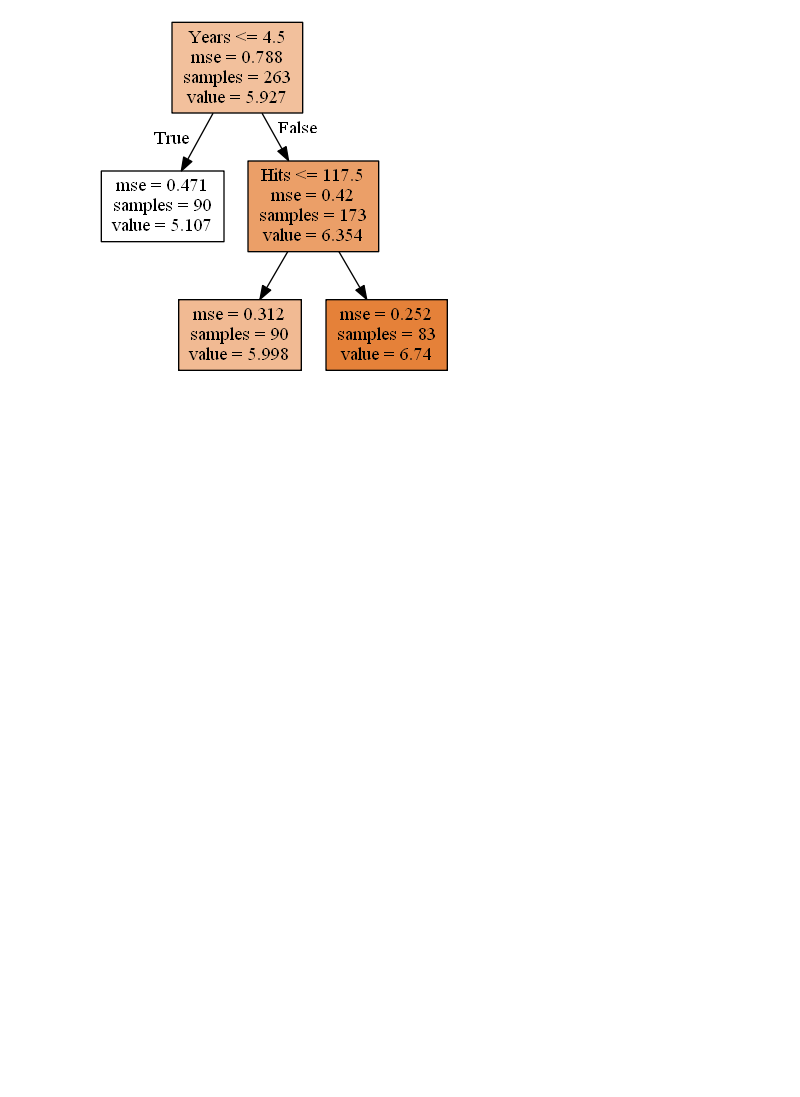
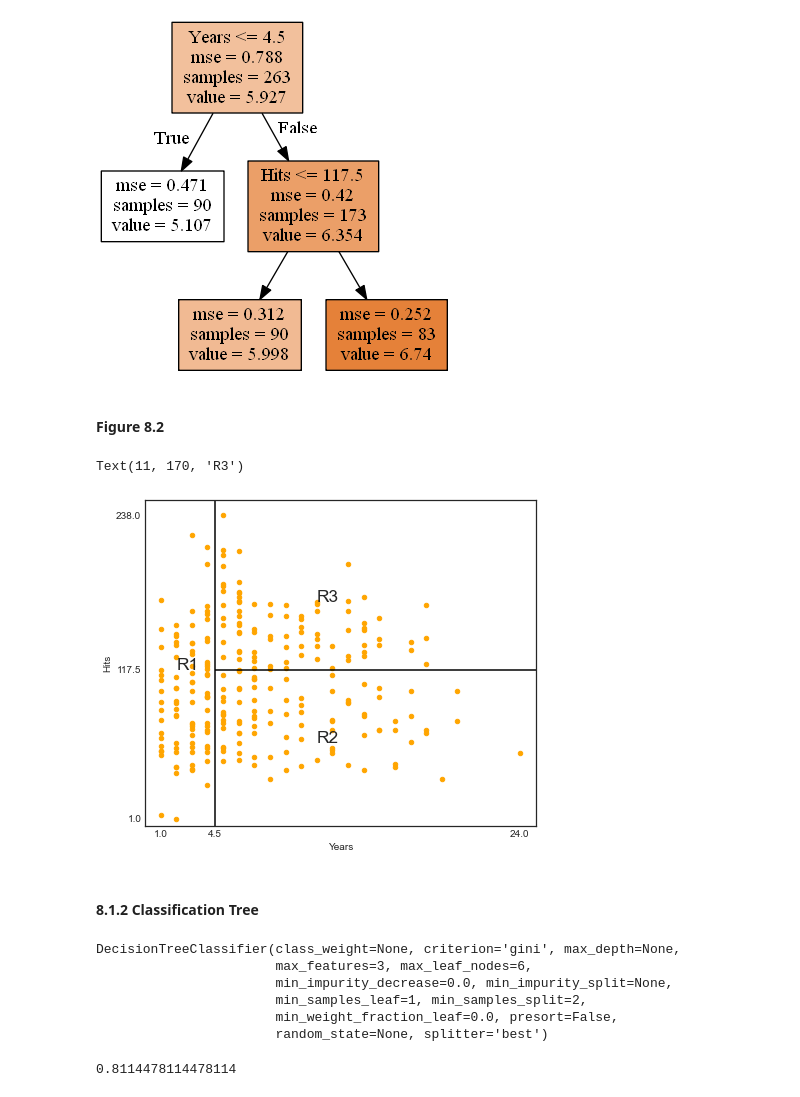
Before and after one commit to vh42720/ISLR, a Jupyter notebook: chapter8/graph.ipynb, the cells around one changed output. Drawn from its saved outputs; the diff is of its cells as text; code cells hidden in the pictures; blank space fills up the shorter version.

```diff
--- a/chapter8/graph.ipynb
+++ b/chapter8/graph.ipynb
@@ -98,3 +97,47 @@ graph = print_tree(regr, features=['Years', 'Hits'])
 Image(graph.create_png())
 # %% [output]
 [figure]
+# %% [markdown]
+#### Figure 8.2
+# %%
+df.plot('Years', 'Hits', kind='scatter', color='orange', figsize=(7,6))
+plt.xlim(0,25)
+plt.ylim(ymin=-5)
+plt.xticks([1, 4.5, 24])
+plt.yticks([1, 117.5, 238])
+plt.vlines(4.5, ymin=-5, ymax=250)
+plt.hlines(117.5, xmin=4.5, xmax=25)
+plt.annotate('R1', xy=(2,117.5), fontsize='xx-large')
+plt.annotate('R2', xy=(11,60), fontsize='xx-large')
+plt.annotate('R3', xy=(11,170), fontsize='xx-large')
+# %% [output]
+Text(11, 170, 'R3')
+[figure, added]
+# %% [markdown]
+#### 8.1.2 Classification Tree
+# %%
+df2 = pd.read_csv(f'{data_path}//Heart.csv').drop('Unnamed: 0', axis=1).dropna()
+df2.head()
+
+# Transform categorical variables
+df2.ChestPain = pd.factorize(df2.ChestPain)[0]
+df2.Thal = pd.factorize(df2.Thal)[0]
+
+# Get the X and y
+X2 = df2.drop('AHD', axis=1)
+y2 = pd.factorize(df2.AHD)[0]
+
+# Classification decision tree
+clf = DecisionTreeClassifier(max_depth=None, max_leaf_nodes=6, max_features=3)
+clf.fit(X2, y2)
+# %% [output]
+DecisionTreeClassifier(class_weight=None, criterion='gini', max_depth=None,
+                       max_features=3, max_leaf_nodes=6,
+                       min_impurity_decrease=0.0, min_impurity_split=None,
+                       min_samples_leaf=1, min_samples_split=2,
+                       min_weight_fraction_leaf=0.0, presort=False,
+                       random_state=None, splitter='best')
+# %%
+clf.score(X2, y2)
+# %% [output]
+0.8114478114478114
```
Also changed, not shown: parts of 2 cells of this notebook, 7 other files.
